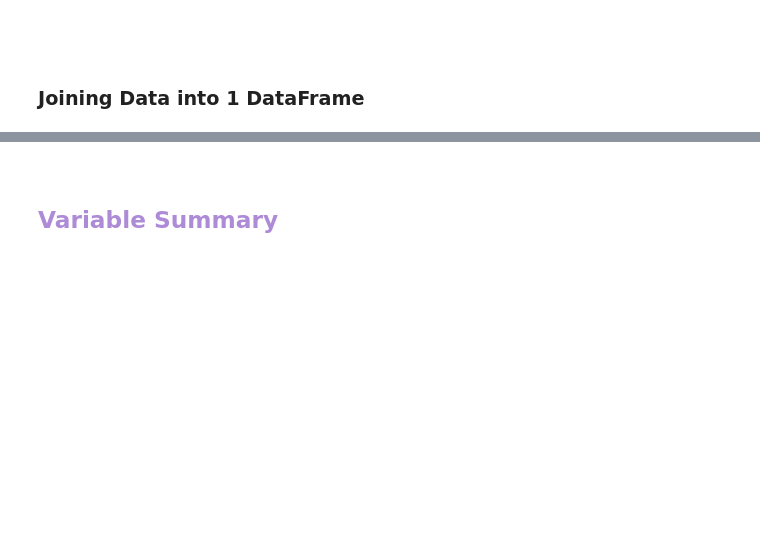
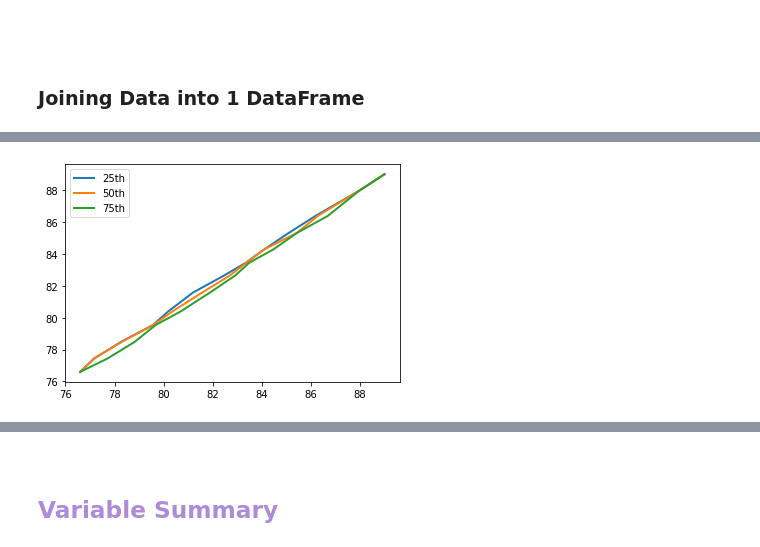
Before and after one commit to Hakuna-Patata/BU_MSDS_PTW, a Jupyter notebook: DSC 530 - Data Exploration and Analysis/Project/Project.ipynb, the cells around one changed output, grey strips where cells are left out. Saved outputs shown, nothing was run; the diff lists cells and outputs as text; code cells hidden in the pictures; blank space fills up the shorter version.

```diff
--- a/DSC 530 - Data Exploration and Analysis/Project/Project.ipynb
+++ b/DSC 530 - Data Exploration and Analysis/Project/Project.ipynb
@@ -349,0 +418,22 @@ asd_df
+# %%
+df = asd_df.dropna(subset=['Currently has condition %','Vaccination Rate Estimation %'])
+bins = np.arange(75, 90, 1)
+indices = np.digitize(df['Vaccination Rate Estimation %'], bins)
+groups = df.groupby(indices)
+
+
+
+vacc_grp_mean = [group['Vaccination Rate Estimation %'].mean() for i, group in groups]
+vacc_grp_cdfs = [cdf_array(group['Vaccination Rate Estimation %']) for i, group in groups]
+
+for percent in range(25, 76, 25):
+    label = f'{percent}th'
+    vacc = [cdf_percentile(cdf_grp, percent) for cdf_grp in vacc_grp_cdfs]
+    plt.plot(vacc, vacc_grp_mean, label=label, linewidth=2)
+    plt.legend()
+
+# plt.xlabel('Binned height means (cm)')
+# plt.ylabel('Binned weight percentiles (kg)')
+plt.show()
+# %% [output]
+[figure, added]
```
Also changed, not shown: parts of 16 cells of this notebook, 13 other files.
